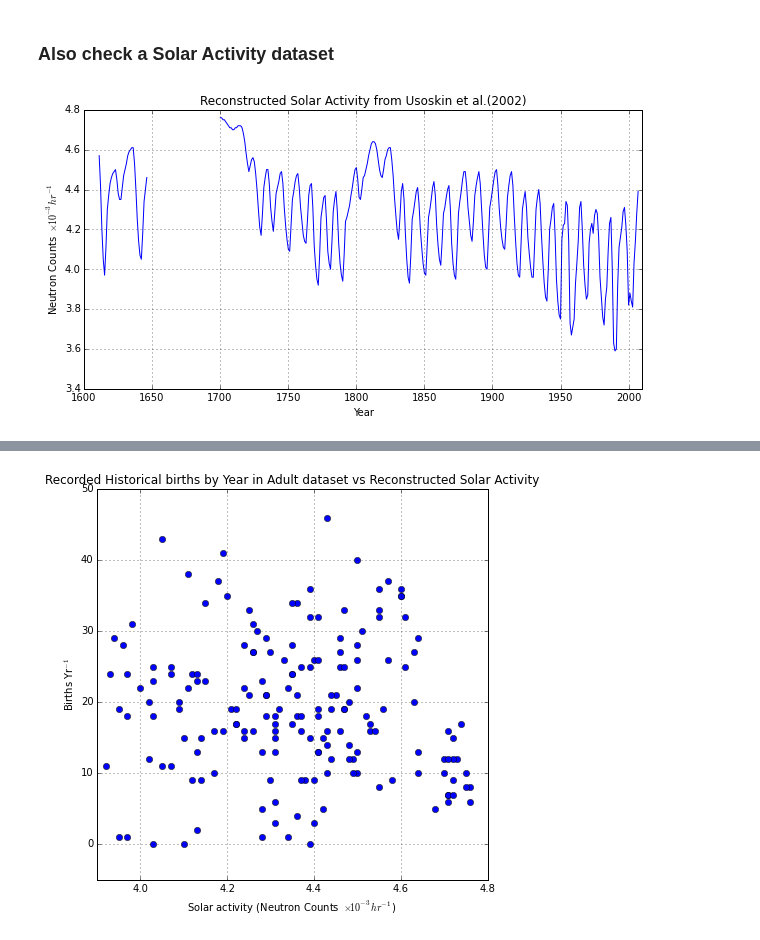
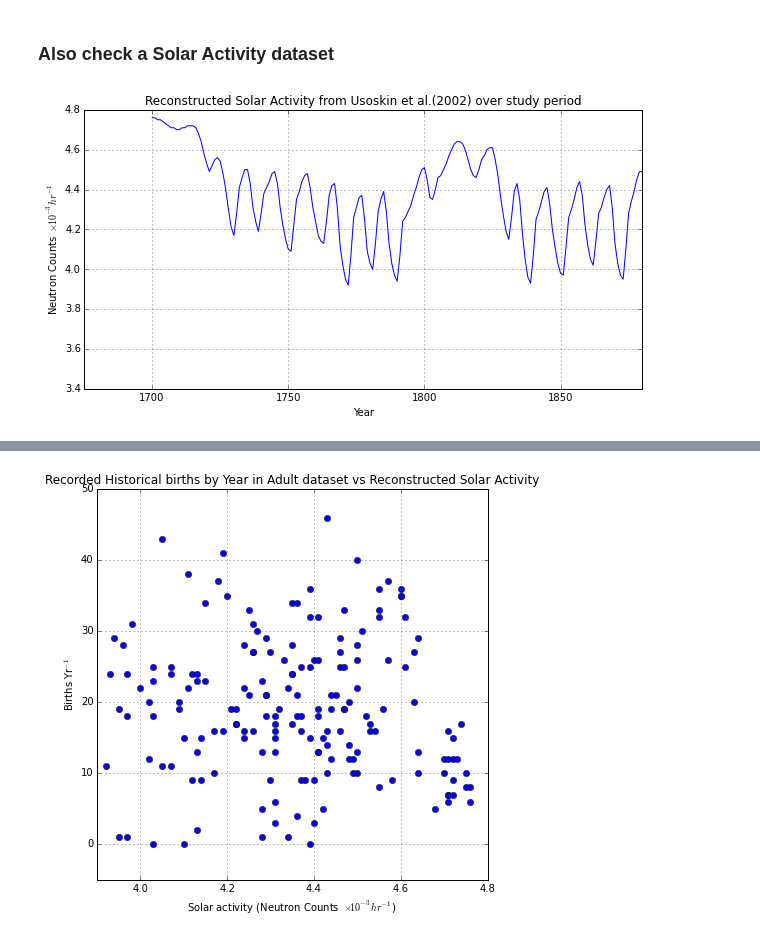
Before and after one commit to benlaken/Nbks, a Jupyter notebook: Historical_birth_analysis.ipynb, the cells around one changed output, grey strips where cells are left out. Saved outputs shown, nothing was run; the diff lists cells and outputs as text; code cells hidden in the pictures.

```diff
--- a/Historical_birth_analysis.ipynb
+++ b/Historical_birth_analysis.ipynb
@@ -102,15 +113,15 @@ plt.show(fig2)
 # %%
 # Old fashioned plot
 fig3 = plt.figure()
 fig3.set_size_inches(10,5)
 ax1 = fig3.add_subplot(111)
 ax1.plot(Solar.index[0:36],Solar.Counts[0:36],'-b') # Jump in data (not handeld well by plot)
 ax1.plot(Solar.index[36:],Solar.Counts[36:],'-b')
 ax1.set_xlabel('Year')
-ax1.set_xlim(1600,2010)
+ax1.set_xlim(1675,1880)
 ax1.set_ylabel(r'Neutron Counts $\times10^{-3} hr^{-1}$')
-ax1.set_title(r'Reconstructed Solar Activity from Usoskin et al.(2002)')
+ax1.set_title(r'Reconstructed Solar Activity from Usoskin et al.(2002) over study period')
 plt.grid(True)
 plt.show(fig1)
 # %% [output]
-[figure, old version]
+[figure, new version]
```
Also changed, not shown: parts of 15 cells of this notebook.
